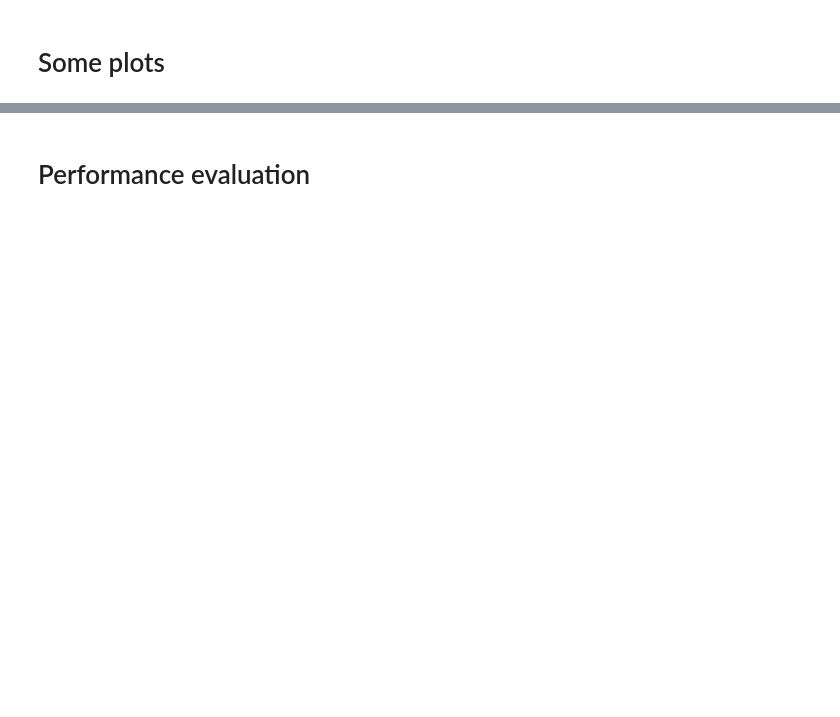
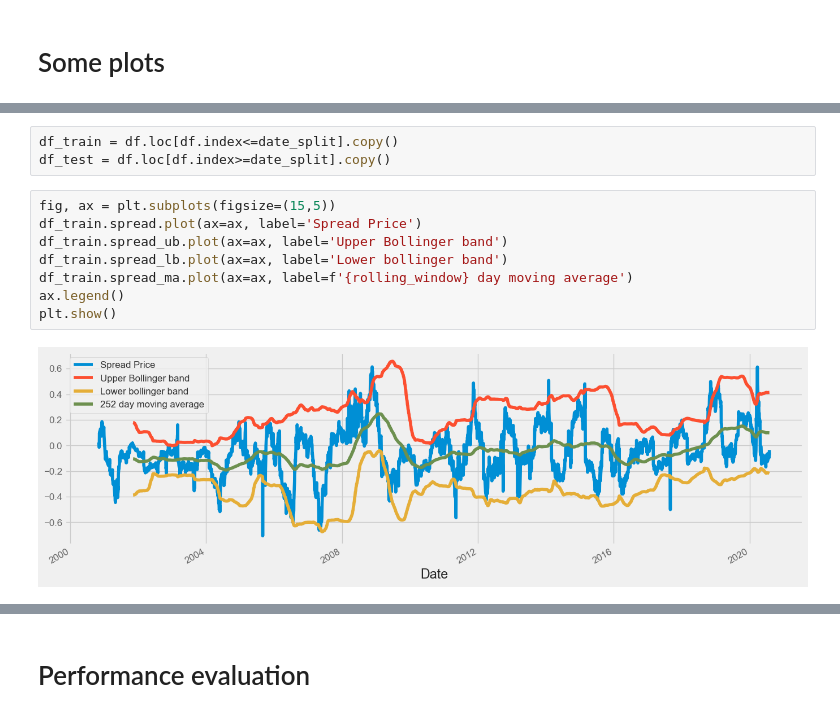
Before and after one commit to 21ob/Pairs-algo, a Jupyter notebook: Strat_2.ipynb, the cells around one changed output, grey strips where cells are left out. Drawn from its saved outputs; the diff is of its cells as text; blank space fills up the shorter version.

```diff
--- a/Strat_2.ipynb
+++ b/Strat_2.ipynb
@@ -117 +118,14 @@ plt.show()
+# %%
+df_train = df.loc[df.index<=date_split].copy()
+df_test = df.loc[df.index>=date_split].copy()
+# %%
+fig, ax = plt.subplots(figsize=(15,5))
+df_train.spread.plot(ax=ax, label='Spread Price')
+df_train.spread_ub.plot(ax=ax, label='Upper Bollinger band')
+df_train.spread_lb.plot(ax=ax, label='Lower bollinger band')
+df_train.spread_ma.plot(ax=ax, label=f'{rolling_window} day moving average')
+ax.legend()
+plt.show()
+# %% [output]
+[figure, added]
 # %%
```
Also changed, not shown: parts of 45 cells of this notebook.
